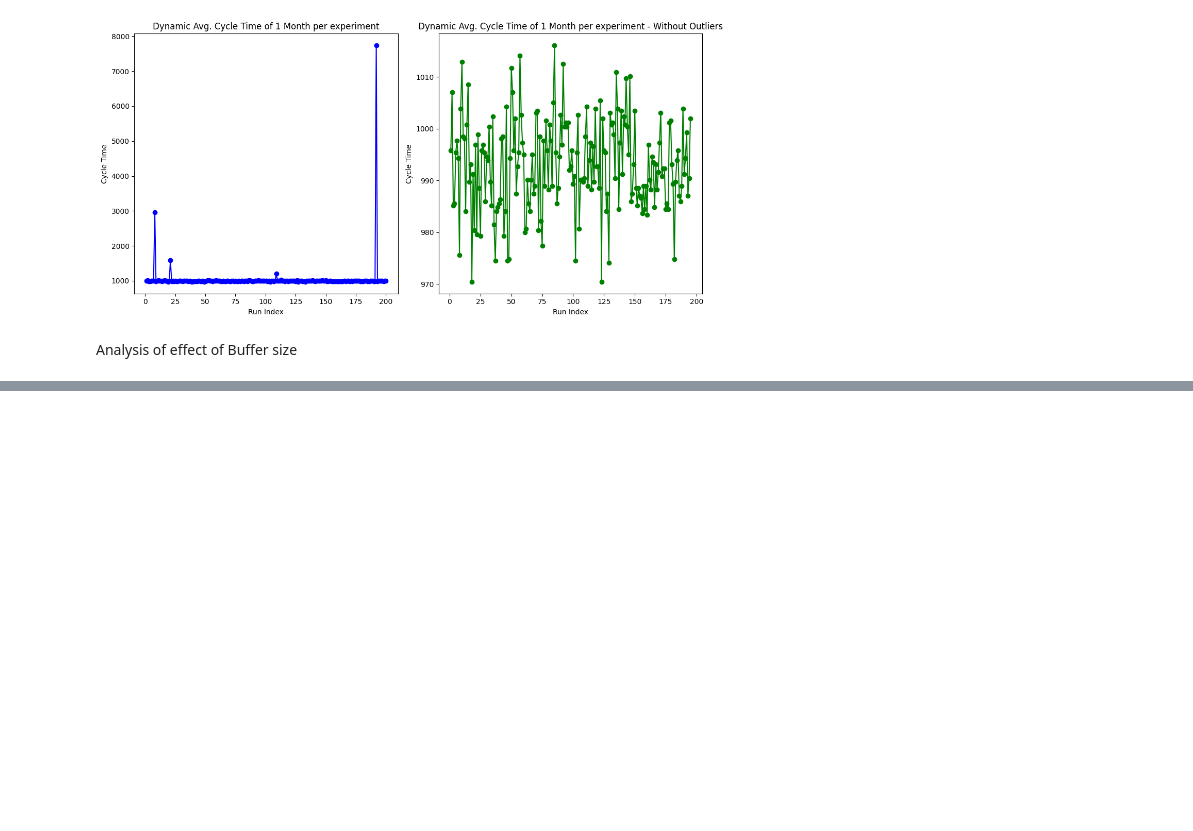
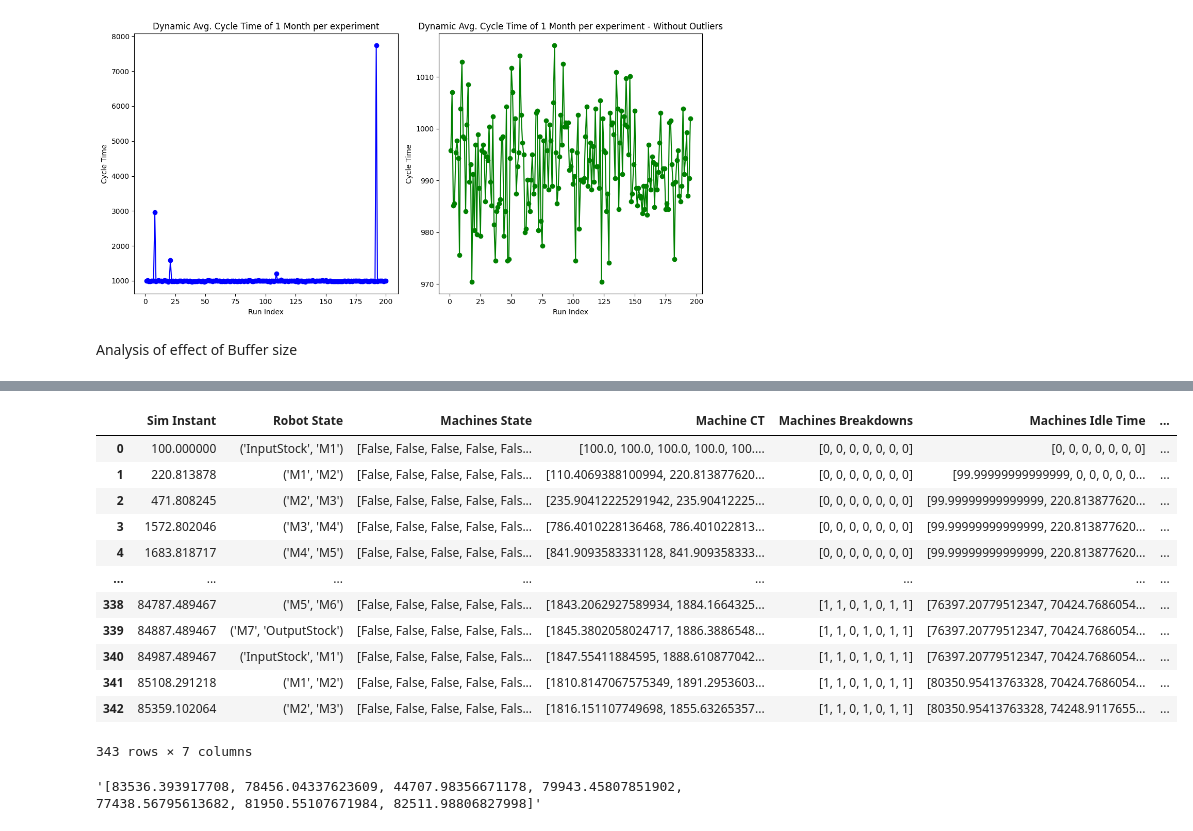
Before and after one commit to anasselhoud/PRODynamics, a Jupyter notebook: analysis.ipynb, the cells around one changed output, grey strips where cells are left out. Saved outputs shown, nothing was run; the diff lists cells and outputs as text; code cells hidden in the pictures; blank space fills up the shorter version.

Commit message:
add forcast data generation

```diff
--- a/analysis.ipynb
+++ b/analysis.ipynb
@@ -458,3 +466,32 @@ def finite_perturbation_analysis(function, buffer_capacities, perturbation_value
 initial_buffer_capacities = np.array([1.0, 2.0, 3.0])
 gradient_estimate = finite_perturbation_analysis(function_to_optimize, initial_buffer_capacities)
 print("Gradient Estimate:", gradient_estimate)
+# %%
+csv_file_path = 'results/forcast_data.csv'
+
+df = pd.read_csv(csv_file_path)
+# %%
+df pytorch
+
+- 1 baseline + 2 recent models => format data => training
+Model1 = LSTM(hyperparameters, data )
+--- Data encoding
+model2 = Transf
+# %% [output]
+|  | Sim Instant | Robot State | Machines State | Machine CT | Machines Breakdowns | Machines Idle Time | ... |
+| 0 | 100.000000 | ('InputStock', 'M1') | [False, False, False, False, Fals... | [100.0, 100.0, 100.0, 100.0, 100.... | [0, 0, 0, 0, 0, 0, 0] | [0, 0, 0, 0, 0, 0, 0] | ... |
+| 1 | 220.813878 | ('M1', 'M2') | [False, False, False, False, Fals... | [110.4069388100994, 220.813877620... | [0, 0, 0, 0, 0, 0, 0] | [99.99999999999999, 0, 0, 0, 0, 0... | ... |
+| 2 | 471.808245 | ('M2', 'M3') | [False, False, False, False, Fals... | [235.90412225291942, 235.90412225... | [0, 0, 0, 0, 0, 0, 0] | [99.99999999999999, 220.813877620... | ... |
+| 3 | 1572.802046 | ('M3', 'M4') | [False, False, False, False, Fals... | [786.4010228136468, 786.401022813... | [0, 0, 0, 0, 0, 0, 0] | [99.99999999999999, 220.813877620... | ... |
+| 4 | 1683.818717 | ('M4', 'M5') | [False, False, False, False, Fals... | [841.9093583331128, 841.909358333... | [0, 0, 0, 0, 0, 0, 0] | [99.99999999999999, 220.813877620... | ... |
+| ... | ... | ... | ... | ... | ... | ... | ... |
+| 338 | 84787.489467 | ('M5', 'M6') | [False, False, False, False, Fals... | [1843.2062927589934, 1884.1664325... | [1, 1, 0, 1, 0, 1, 1] | [76397.20779512347, 70424.7686054... | ... |
+| 339 | 84887.489467 | ('M7', 'OutputStock') | [False, False, False, False, Fals... | [1845.3802058024717, 1886.3886548... | [1, 1, 0, 1, 0, 1, 1] | [76397.20779512347, 70424.7686054... | ... |
+| 340 | 84987.489467 | ('InputStock', 'M1') | [False, False, False, False, Fals... | [1847.55411884595, 1888.610877042... | [1, 1, 0, 1, 0, 1, 1] | [76397.20779512347, 70424.7686054... | ... |
+| 341 | 85108.291218 | ('M1', 'M2') | [False, False, False, False, Fals... | [1810.8147067575349, 1891.2953603... | [1, 1, 0, 1, 0, 1, 1] | [80350.95413763328, 70424.7686054... | ... |
+| 342 | 85359.102064 | ('M2', 'M3') | [False, False, False, False, Fals... | [1816.151107749698, 1855.63265357... | [1, 1, 0, 1, 0, 1, 1] | [80350.95413763328, 74248.9117655... | ... |
+343 rows × 7 columns
+# %%
+df.iloc[622][5]
+# %% [output]
+'[83536.393917708, 78456.04337623609, 44707.98356671178, 79943.45807851902, 77438.56795613682, 81950.55107671984, 82511.98806827998]'
```
Also changed, not shown: parts of 7 cells of this notebook, 7 other files.
